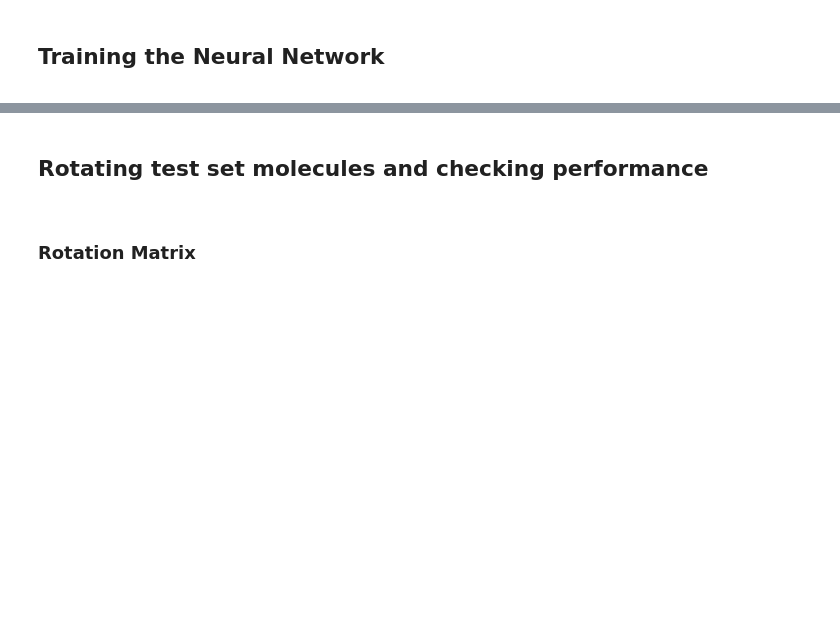
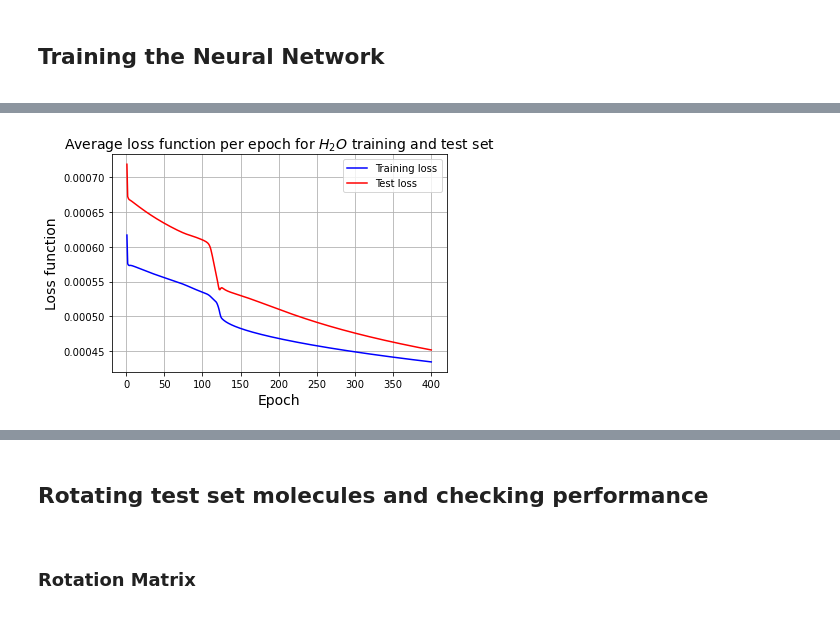
Before and after one commit to KKaroni/Symmetry-in-Machine-learned-Molecular-Force-Fields, a Jupyter notebook: BPNN.ipynb, the cells around one changed output, grey strips where cells are left out. Cells and saved outputs as stored; diff of their text form; code cells hidden in the pictures; blank space fills up the shorter version.

```diff
--- a/BPNN.ipynb
+++ b/BPNN.ipynb
@@ -644,19 +709,21 @@ print('Finished Training')
 # %%
 x = np.arange(1,nepochs+1)
 # plt.plot(x[200:600],train_loss[200:600],'blue',label = 'Training loss')
 # plt.plot(x[200:600],test_loss[200:600],'red',label = 'Test loss')
 
-plt.plot(x[:90],train_loss[:90],'blue',label = 'Training loss')
-plt.plot(x[:90],test_loss[:90],'red',label = 'Test loss')
+plt.plot(x[:400],train_loss[:400],'blue',label = 'Training loss')
+plt.plot(x[:400],test_loss[:400],'red',label = 'Test loss')
 
 
 plt.ticklabel_format(useOffset=False, style='plain')
 plt.xlabel('Epoch',fontsize=14)
 plt.ylabel('Loss function',fontsize=14)
 plt.title('Average loss function per epoch for $H_2O$ training and test set',fontsize=14)
 plt.grid()
 plt.legend()
 plt.savefig('loss_graph_H2O',bbox_inches='tight')
 plt.show()
+# %% [output]
+[figure, added]
 # %%
 print(np.shape(outputs))
```
Also changed, not shown: parts of 21 cells of this notebook.
